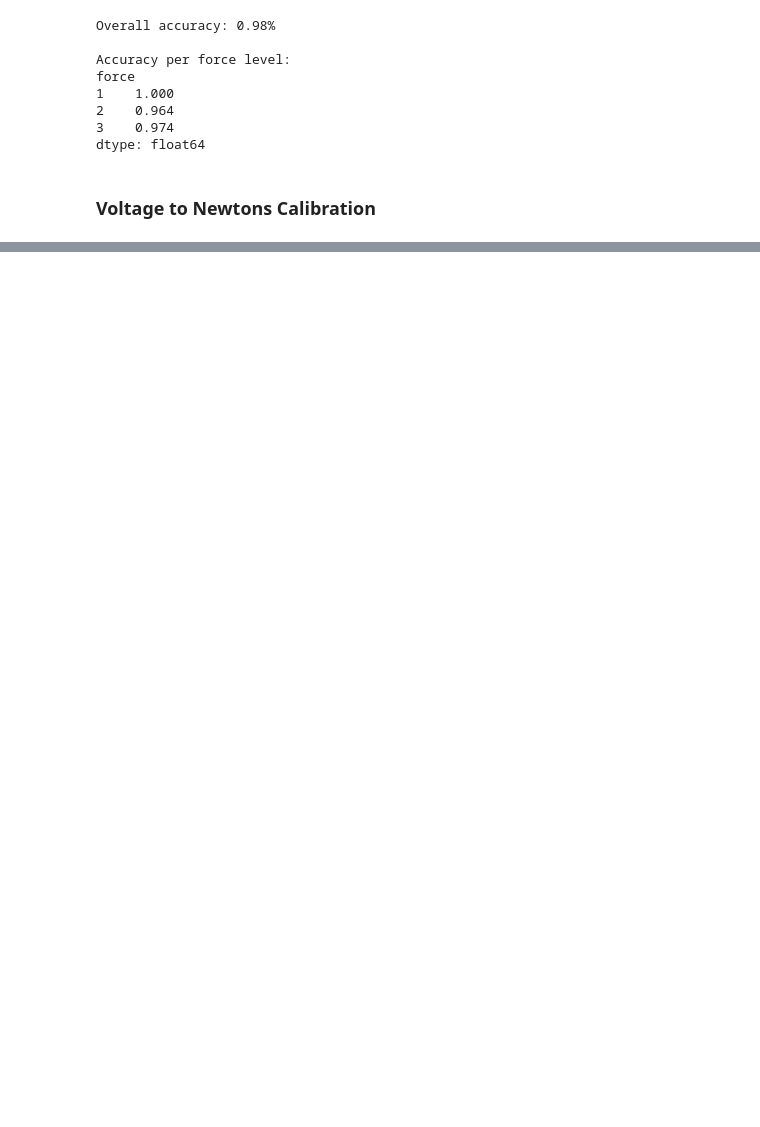
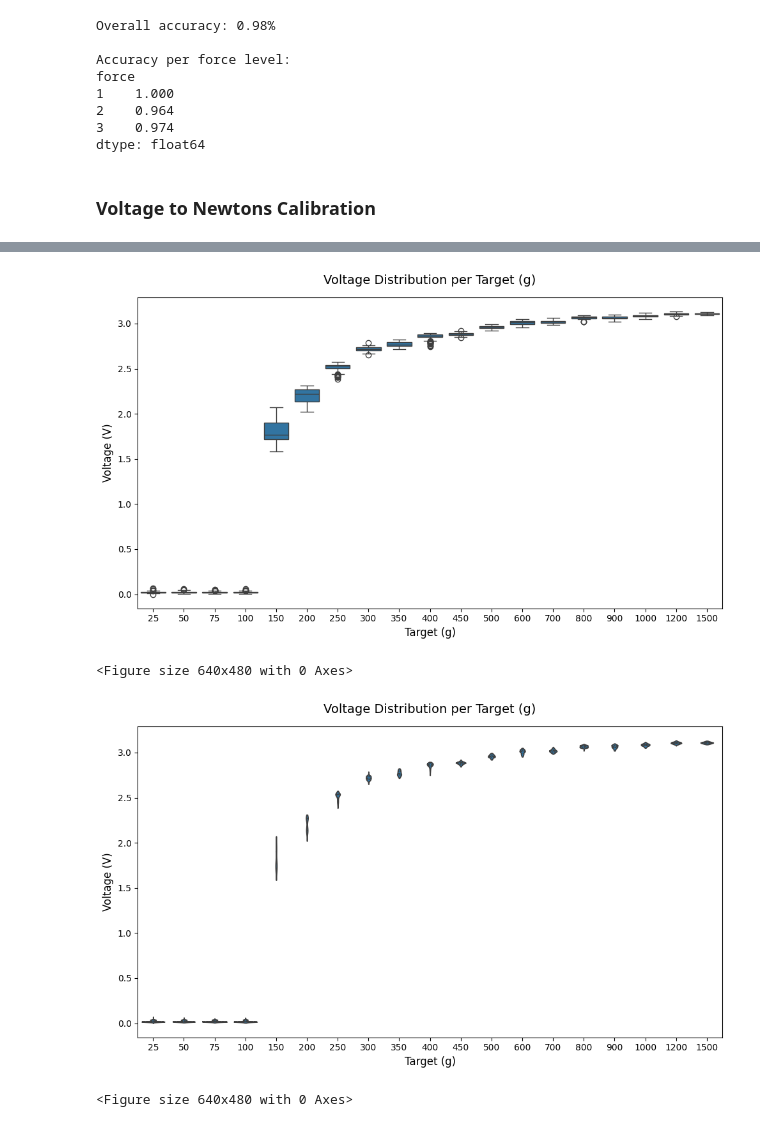
Before and after one commit to gemixin/digit_force_calibration, a Jupyter notebook: calibration.ipynb, the cells around one changed output, grey strips where cells are left out. Drawn from its saved outputs; the diff is of its cells as text; code cells hidden in the pictures; blank space fills up the shorter version.

```diff
--- a/calibration.ipynb
+++ b/calibration.ipynb
@@ -314,0 +364,4 @@ Cables not touching, placed in centre of scales
+# %%
+# Load the CSV data
+df_cal = pd.read_csv('data/force_calibration.csv')
+df_cal.head()
@@ -314,0 +398,4 @@ Cables not touching, placed in centre of scales
+# %%
+# Convert target grams to force in Newtons
+df_cal["force_n"] = df_cal["target_g"] * 9.81 / 1000.0
+df_cal.head()
@@ -314,0 +409,9 @@ Cables not touching, placed in centre of scales
+# %%
+# Show boxplot and violin plots for the data
+plot_voltage_by_x(df_cal, x='target_g', xlabel='Target (g)', save_name='calibration_boxplot', type='box')
+plot_voltage_by_x(df_cal, x='target_g', xlabel='Target (g)', save_name='calibration_violinplot', type='violin')
+# %% [output]
+[figure, added]
+<Figure size 640x480 with 0 Axes>
+[figure, added]
+<Figure size 640x480 with 0 Axes>
```
Also changed, not shown: parts of 23 cells of this notebook, 13 other files.
